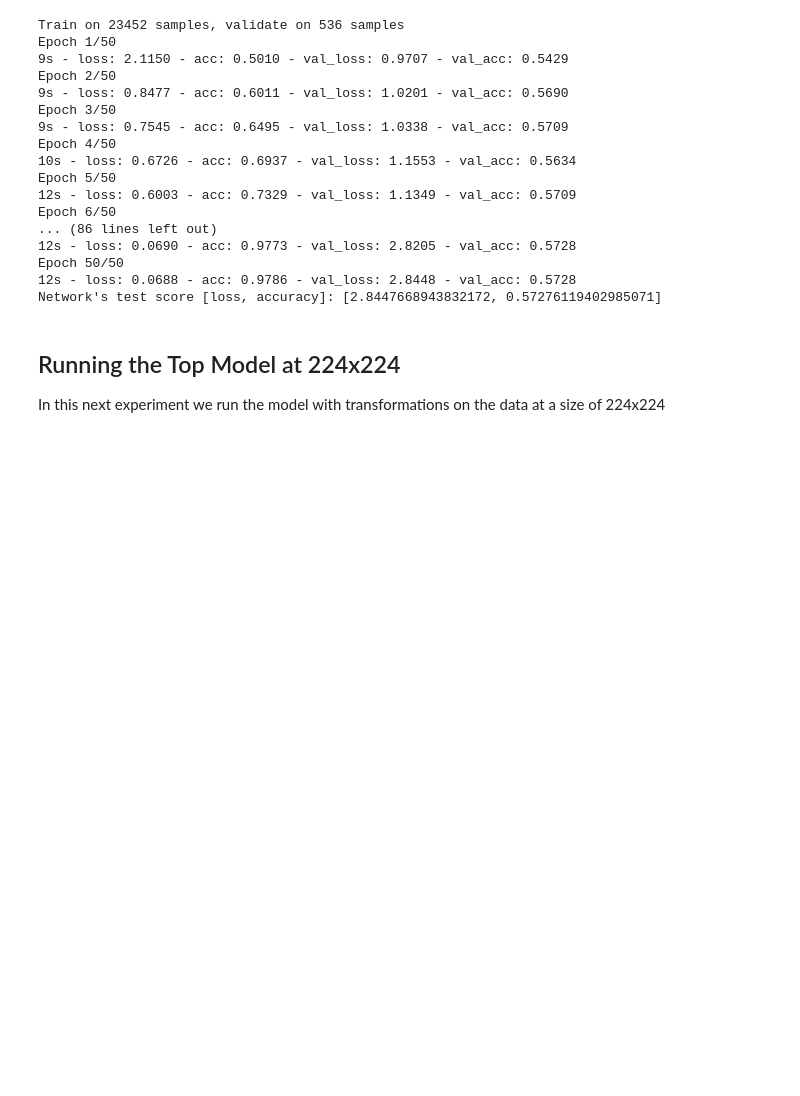
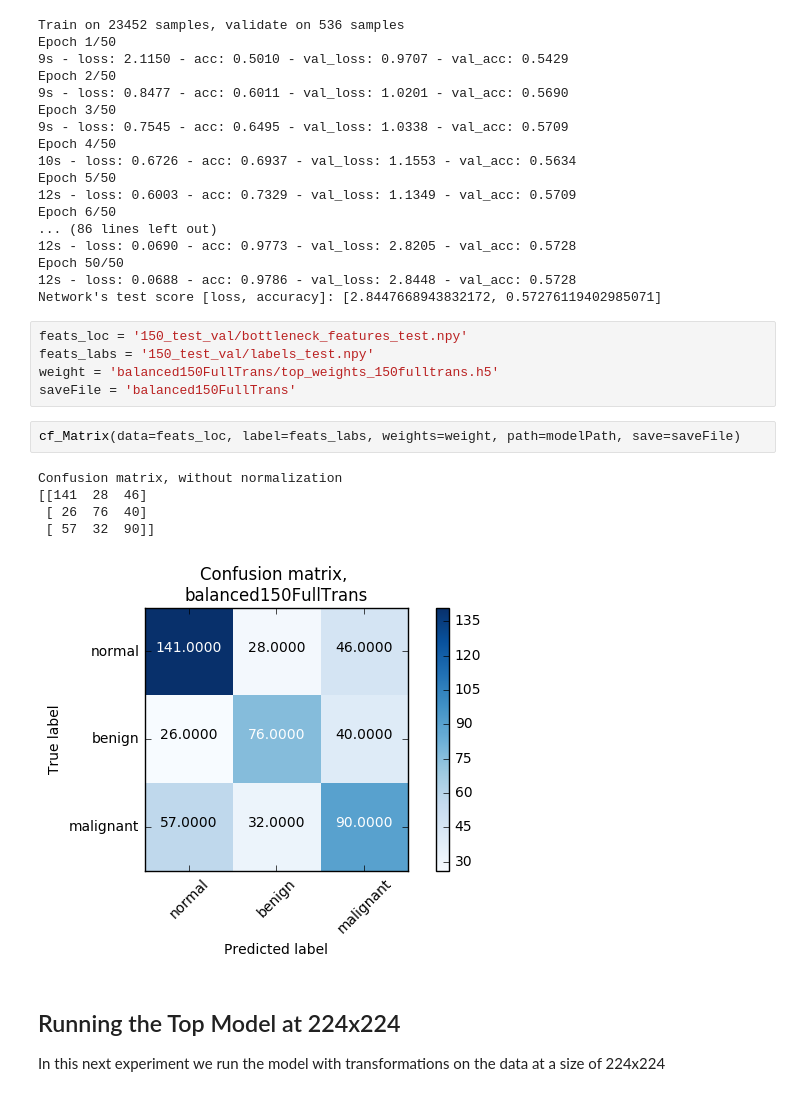
Before and after one commit to jnarhan/Breast_Cancer, a Jupyter notebook: src/models/VGG16_BC_Model.ipynb, the cells around one changed output. Saved outputs shown, nothing was run; the diff lists cells and outputs as text; blank space fills up the shorter version.

```diff
--- a/src/models/VGG16_BC_Model.ipynb
+++ b/src/models/VGG16_BC_Model.ipynb
@@ -313,6 +399,19 @@ Epoch 6/50
 Epoch 50/50
 12s - loss: 0.0688 - acc: 0.9786 - val_loss: 2.8448 - val_acc: 0.5728
 Network's test score [loss, accuracy]: [2.8447668943832172, 0.57276119402985071]
+# %%
+feats_loc = '150_test_val/bottleneck_features_test.npy'
+feats_labs = '150_test_val/labels_test.npy'
+weight = 'balanced150FullTrans/top_weights_150fulltrans.h5'
+saveFile = 'balanced150FullTrans'
+# %%
+cf_Matrix(data=feats_loc, label=feats_labs, weights=weight, path=modelPath, save=saveFile)
+# %% [output]
+Confusion matrix, without normalization
+[[141  28  46]
+ [ 26  76  40]
+ [ 57  32  90]]
+[figure, added]
 # %% [markdown]
 ## Running the Top Model at 224x224
 In this next experiment we run the model with transformations on the data at a size of 224x224
```
Also changed, not shown: parts of 33 cells of this notebook.
